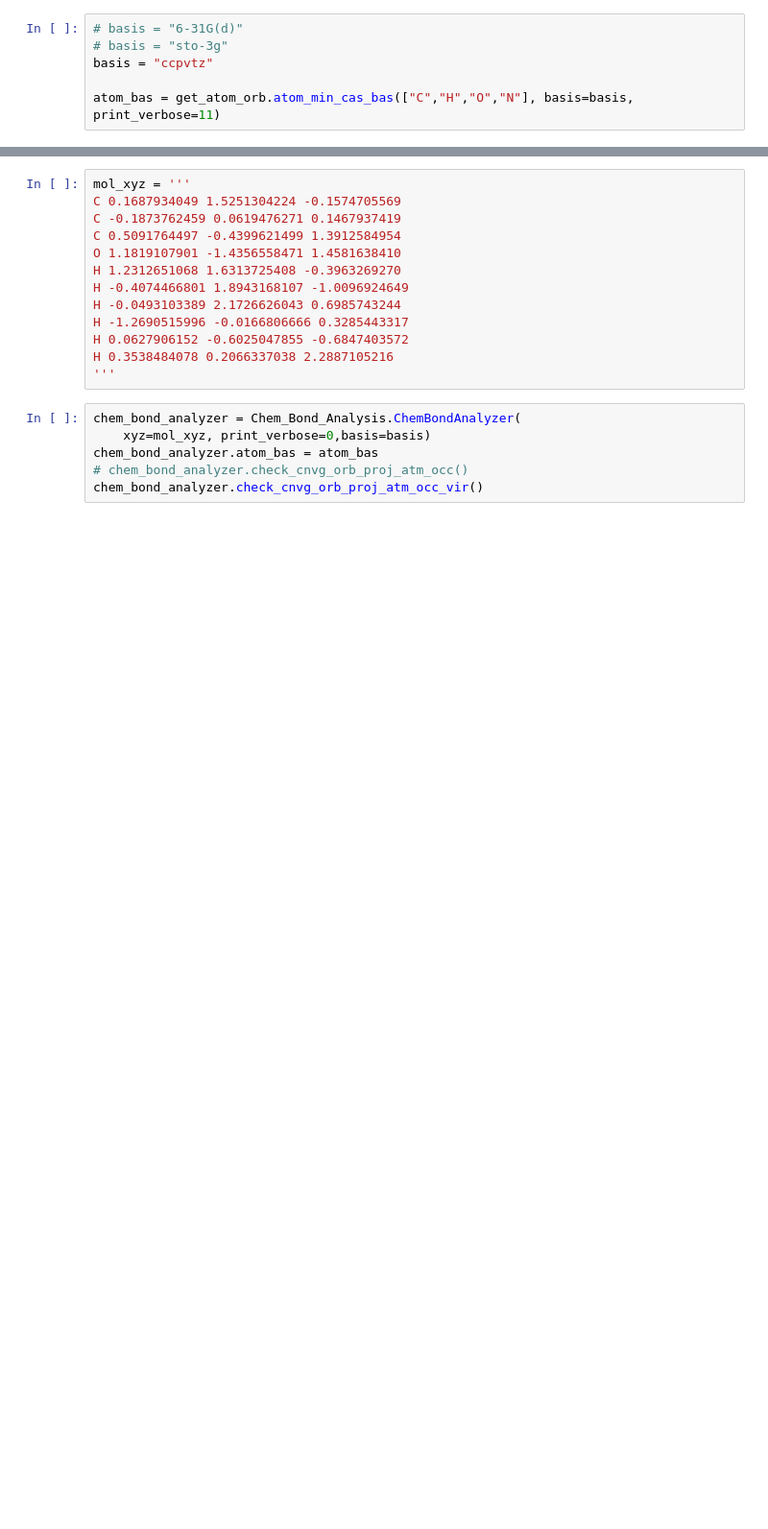
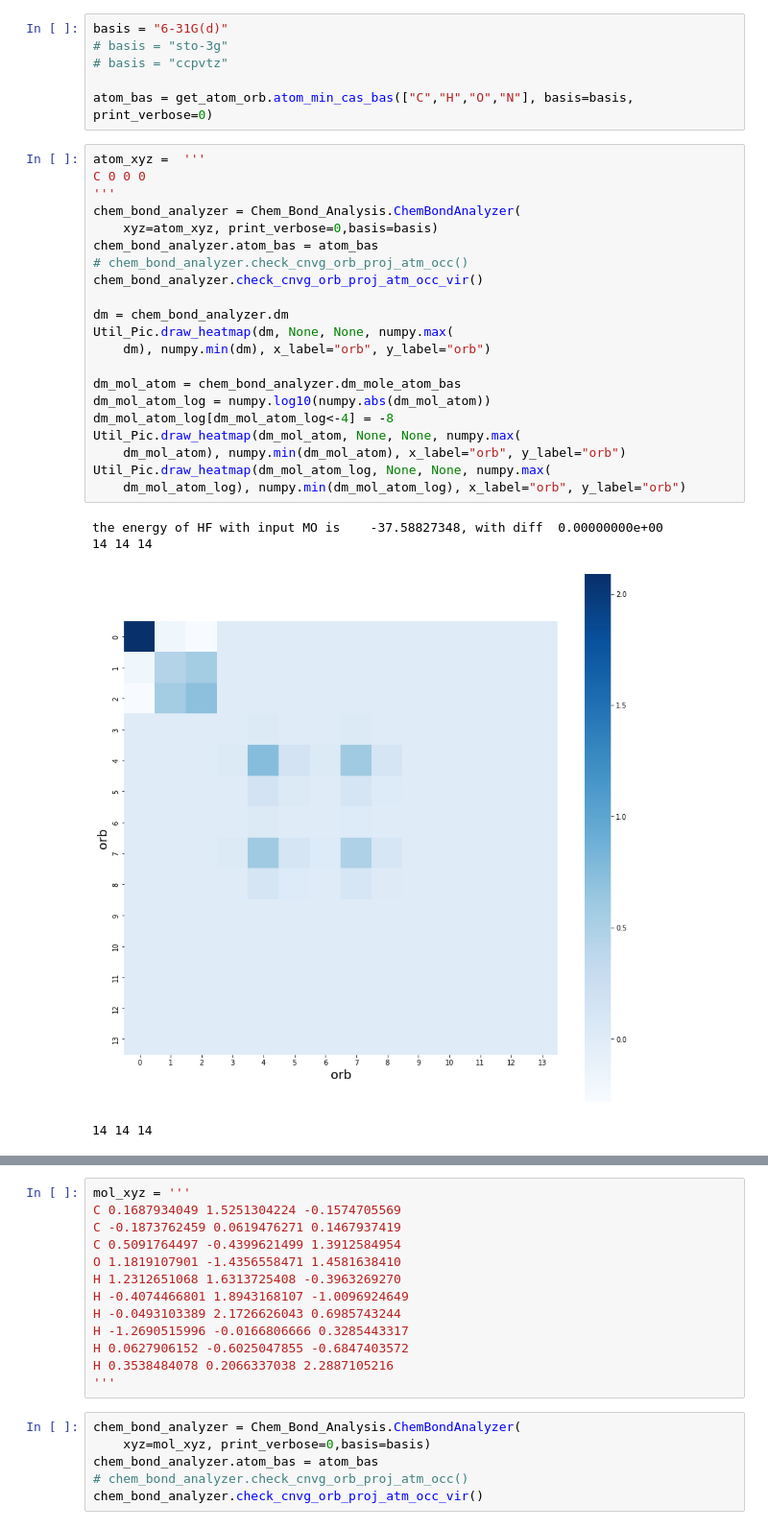
Before and after one commit to NingZhang1/pyscf_util, a Jupyter notebook: develop_pyscf.ipynb, the cells around one changed output, grey strips where cells are left out. Shown at 96% size. Saved outputs shown, nothing was run; the diff lists cells and outputs as text; blank space fills up the shorter version.

```diff
--- a/develop_pyscf.ipynb
+++ b/develop_pyscf.ipynb
@@ -14,6 +58,32 @@ import Util_Math
 # %%
-# basis = "6-31G(d)"
+basis = "6-31G(d)"
 # basis = "sto-3g"
-basis = "ccpvtz"
+# basis = "ccpvtz"
 
-atom_bas = get_atom_orb.atom_min_cas_bas(["C","H","O","N"], basis=basis, print_verbose=11)
+atom_bas = get_atom_orb.atom_min_cas_bas(["C","H","O","N"], basis=basis, print_verbose=0)
+# %%
+atom_xyz =  '''
+C 0 0 0
+'''
+chem_bond_analyzer = Chem_Bond_Analysis.ChemBondAnalyzer(
+    xyz=atom_xyz, print_verbose=0,basis=basis)
+chem_bond_analyzer.atom_bas = atom_bas
+# chem_bond_analyzer.check_cnvg_orb_proj_atm_occ()
+chem_bond_analyzer.check_cnvg_orb_proj_atm_occ_vir()
+
+dm = chem_bond_analyzer.dm
+Util_Pic.draw_heatmap(dm, None, None, numpy.max(
+    dm), numpy.min(dm), x_label="orb", y_label="orb")
+
+dm_mol_atom = chem_bond_analyzer.dm_mole_atom_bas
+dm_mol_atom_log = numpy.log10(numpy.abs(dm_mol_atom))
+dm_mol_atom_log[dm_mol_atom_log<-4] = -8
+Util_Pic.draw_heatmap(dm_mol_atom, None, None, numpy.max(
+    dm_mol_atom), numpy.min(dm_mol_atom), x_label="orb", y_label="orb")
+Util_Pic.draw_heatmap(dm_mol_atom_log, None, None, numpy.max(
+    dm_mol_atom_log), numpy.min(dm_mol_atom_log), x_label="orb", y_label="orb")
+# %% [output]
+the energy of HF with input MO is    -37.58827348, with diff  0.00000000e+00
+14 14 14
+[figure, added]
+14 14 14
```
Also changed, not shown: parts of 19 cells of this notebook, 3 other files.
